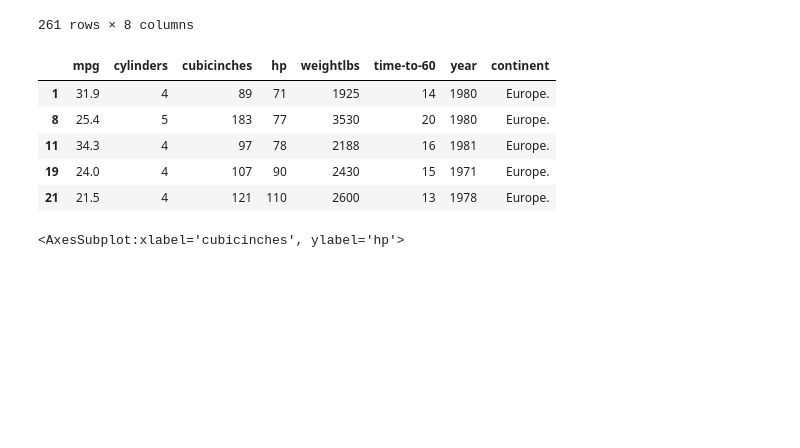
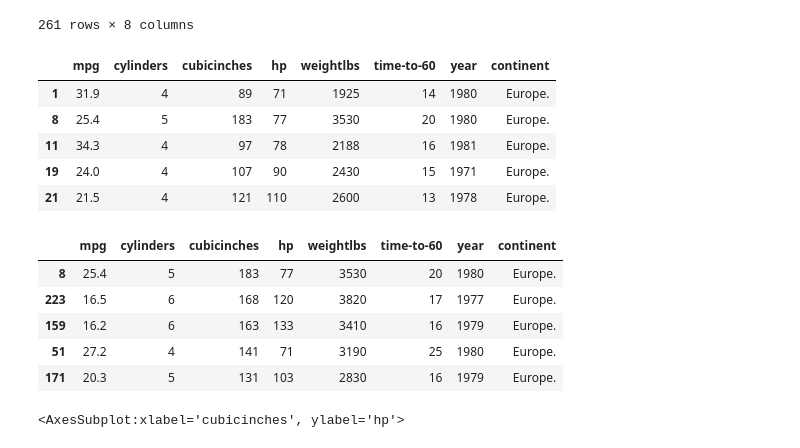
Before and after one commit to JOLYfranck/Streamlit-challenge-Voitures, a Jupyter notebook: streamlit challenge voitures.ipynb, the cells around one changed output. Saved outputs shown, nothing was run; the diff lists cells and outputs as text; code cells hidden in the pictures; blank space fills up the shorter version.

```diff
--- a/streamlit challenge voitures.ipynb
+++ b/streamlit challenge voitures.ipynb
@@ -32,6 +32,15 @@ dfeurope.head()
 | 11 | 34.3 | 4 | 97 | 78 | 2188 | 16 | 1981 | Europe. |
 | 19 | 24.0 | 4 | 107 | 90 | 2430 | 15 | 1971 | Europe. |
 | 21 | 21.5 | 4 | 121 | 110 | 2600 | 13 | 1978 | Europe. |
+# %%
+dfeurope.sort_values(by='cubicinches',ascending=False).head(5)
+# %% [output]
+|  | mpg | cylinders | cubicinches | hp | weightlbs | time-to-60 | year | continent |
+| 8 | 25.4 | 5 | 183 | 77 | 3530 | 20 | 1980 | Europe. |
+| 223 | 16.5 | 6 | 168 | 120 | 3820 | 17 | 1977 | Europe. |
+| 159 | 16.2 | 6 | 163 | 133 | 3410 | 16 | 1979 | Europe. |
+| 51 | 27.2 | 4 | 141 | 71 | 3190 | 25 | 1980 | Europe. |
+| 171 | 20.3 | 5 | 131 | 103 | 2830 | 16 | 1979 | Europe. |
 # %%
 sns.scatterplot(data=df, x = 'cubicinches', y = 'hp', hue = 'weightlbs', palette='GnBu')
 scatterplot = sns.scatterplot(data=df, x = 'cubicinches', y = 'hp', hue = 'weightlbs', palette='GnBu')
```
Also changed, not shown: 1 other file.
